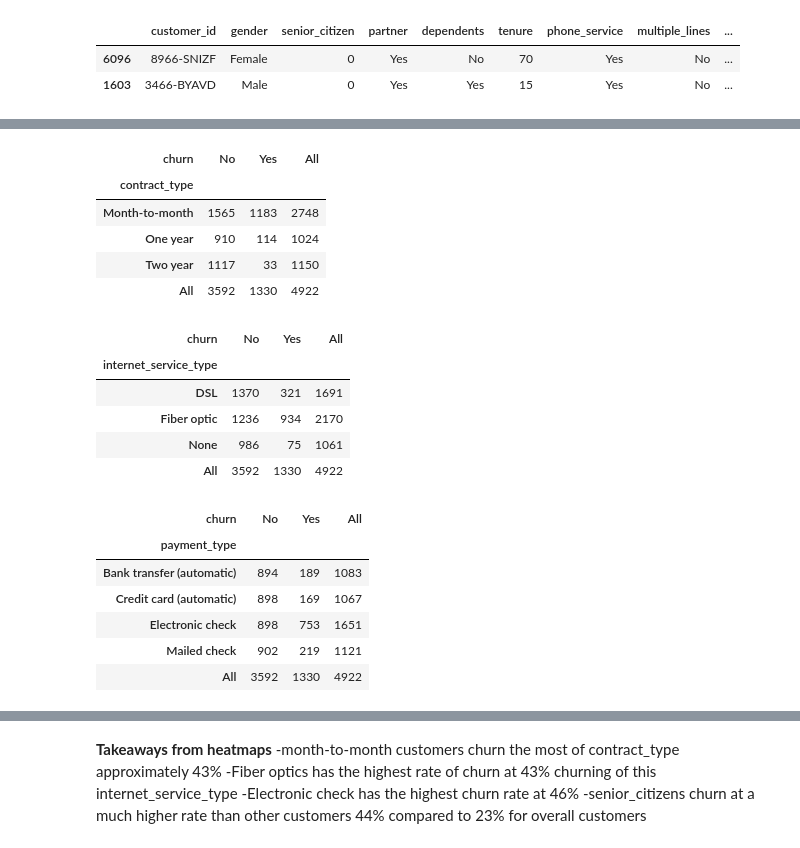
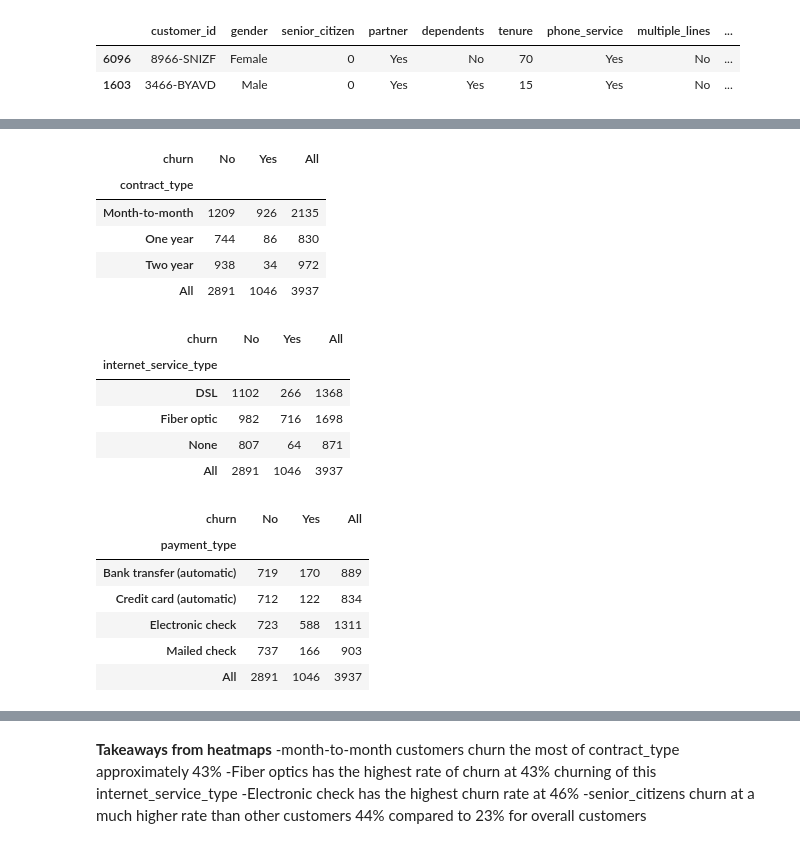
Before and after one commit to SLawsonWoods/Telco_Churn_Project, a Jupyter notebook: Draft_1_folder.ipynb, the cells around one changed output, grey strips where cells are left out. Cells and saved outputs as stored; diff of their text form; code cells hidden in the pictures.

```diff
--- a/Draft_1_folder.ipynb
+++ b/Draft_1_folder.ipynb
@@ -239,6 +287,9 @@ df = df.drop_duplicates()
 df.shape
 # %% [output]
 (7032, 14)
+# %%
+#pd.to_numeric(df[column])
+df['total_charges'] = pd.to_numeric(df['total_charges'])
 # %%
 #split the dataset
 #prepare.prep_telco(df)
@@ -336,34 +329,34 @@ NameError: name 'additional_prep' is not defined
 ############################################################ EXPLORE
 # %%
 #create a heatmap contract_type and churn
-pd.crosstab(X_train.contract_type, y_train.churn, margins=True).style.background_gradient(cmap='YlOrRd')
+pd.crosstab(train.contract_type, train.churn, margins=True).style.background_gradient(cmap='YlOrRd')
 # %% [output]
 | churn | No | Yes | All |
 | contract_type |  |  |  |
-| Month-to-month | 1565 | 1183 | 2748 |
-| One year | 910 | 114 | 1024 |
-| Two year | 1117 | 33 | 1150 |
-| All | 3592 | 1330 | 4922 |
+| Month-to-month | 1209 | 926 | 2135 |
+| One year | 744 | 86 | 830 |
+| Two year | 938 | 34 | 972 |
+| All | 2891 | 1046 | 3937 |
 # %%
 #create a heatmap internet_service_type and churn
-pd.crosstab(X_train.internet_service_type, y_train.churn, margins=True).style.background_gradient(cmap='YlOrRd')
+pd.crosstab(train.internet_service_type, train.churn, margins=True).style.background_gradient(cmap='YlOrRd')
 # %% [output]
 | churn | No | Yes | All |
 | internet_service_type |  |  |  |
-| DSL | 1370 | 321 | 1691 |
-| Fiber optic | 1236 | 934 | 2170 |
-| None | 986 | 75 | 1061 |
-| All | 3592 | 1330 | 4922 |
+| DSL | 1102 | 266 | 1368 |
+| Fiber optic | 982 | 716 | 1698 |
+| None | 807 | 64 | 871 |
+| All | 2891 | 1046 | 3937 |
 # %%
 #create a heatmap payment_type and churn
-pd.crosstab(X_train.payment_type, y_train.churn, margins=True).style.background_gradient(cmap='YlOrRd')
+pd.crosstab(train.payment_type, train.churn, margins=True).style.background_gradient(cmap='YlOrRd')
 # %% [output]
 | churn | No | Yes | All |
 | payment_type |  |  |  |
-| Bank transfer (automatic) | 894 | 189 | 1083 |
-| Credit card (automatic) | 898 | 169 | 1067 |
-| Electronic check | 898 | 753 | 1651 |
-| Mailed check | 902 | 219 | 1121 |
-| All | 3592 | 1330 | 4922 |
+| Bank transfer (automatic) | 719 | 170 | 889 |
+| Credit card (automatic) | 712 | 122 | 834 |
+| Electronic check | 723 | 588 | 1311 |
+| Mailed check | 737 | 166 | 903 |
+| All | 2891 | 1046 | 3937 |
 # %%
 #create a heatmap senior_citizen and churn
```
Also changed, not shown: parts of 65 cells of this notebook.
